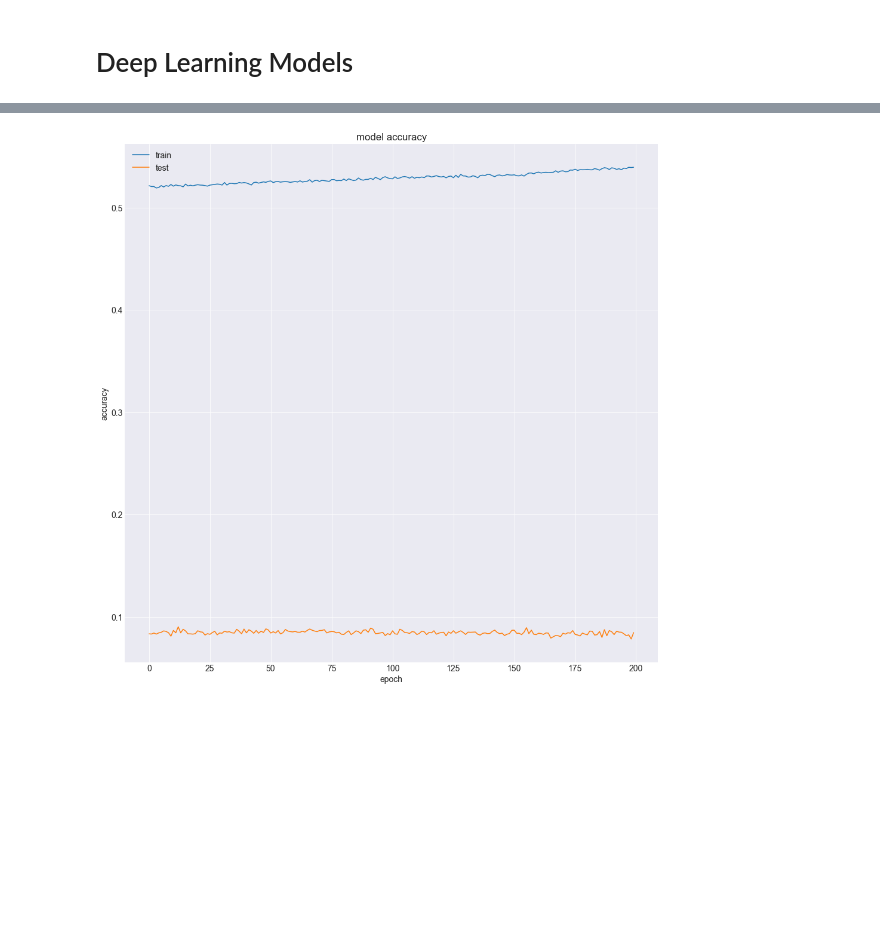
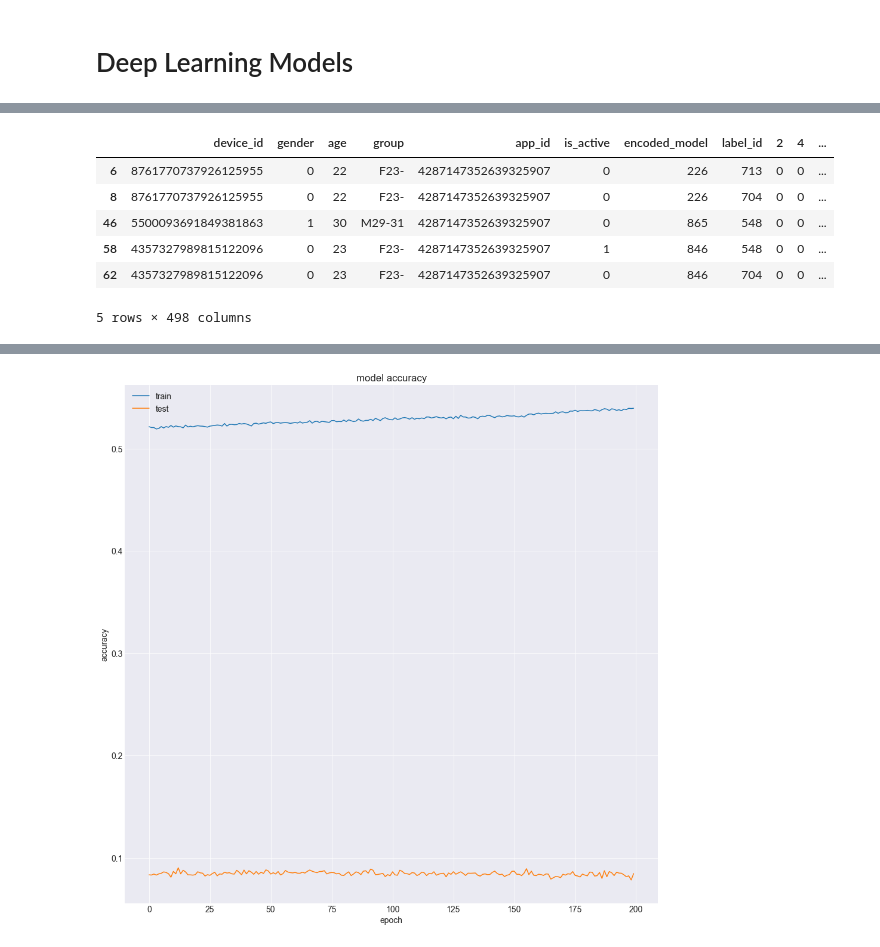
Before and after one commit to lamkg/Thinkful-Final-Capstone, a Jupyter notebook: Final Capstone.ipynb, the cells around one changed output, grey strips where cells are left out. Drawn from its saved outputs; the diff is of its cells as text; code cells hidden in the pictures; blank space fills up the shorter version.

```diff
--- a/Final Capstone.ipynb
+++ b/Final Capstone.ipynb
@@ -1252 +1277,11 @@ from keras import backend as K
+# %%
+# Recreate the test and training set.
+X2 = galbr2.drop(['group'], axis=1)
+Y2 = galbr2['encoded_group'].values
+
+# Normalize the data set.
+X2_norm = normalize(X2)
+
+# Train test split
+X_train3, X_test3, y_train3, y_test3 = train_test_split(X2_norm, Y2, test_size=0.25)
 # %%
@@ -1256,0 +1295,33 @@ yte_int_encoded = label_encoder.fit_transform(y_test2)
+# %%
+# Prepare the data first for PCA
+
+# Instantiate StandardScaler
+ss = StandardScaler()
+
+# Set up the variables.
+prep_X2 = X2
+prep_Y2 = Y2.reshape(-1, 1)
+
+# Standarize and fit the data first
+stand_x2 = ss.fit_transform(prep_X2)
+# %%
+# Use 4 components since it will explain most of the variance.
+pca = PCA(n_components=4)
+
+principal_components = pca.fit_transform(prep_X2)
+
+pca_Df = pd.DataFrame(data = principal_components,
+                          columns = ['pc1', 'pc2', 'pc3', 'pc4'])
+# %%
+# Mix PCA results with original data frame.
+resampled3 = galbr2.join(pca_Df)
+
+resampled3.head()
+# %% [output]
+|  | device_id | gender | age | group | app_id | is_active | encoded_model | label_id | 2 | 4 | ... |
+| 6 | 8761770737926125955 | 0 | 22 | F23- | 4287147352639325907 | 0 | 226 | 713 | 0 | 0 | ... |
+| 8 | 8761770737926125955 | 0 | 22 | F23- | 4287147352639325907 | 0 | 226 | 704 | 0 | 0 | ... |
+| 46 | 5500093691849381863 | 1 | 30 | M29-31 | 4287147352639325907 | 0 | 865 | 548 | 0 | 0 | ... |
+| 58 | 4357327989815122096 | 0 | 23 | F23- | 4287147352639325907 | 1 | 846 | 548 | 0 | 0 | ... |
+| 62 | 4357327989815122096 | 0 | 23 | F23- | 4287147352639325907 | 0 | 846 | 704 | 0 | 0 | ... |
+5 rows × 498 columns
```
Also changed, not shown: parts of 21 cells of this notebook.
